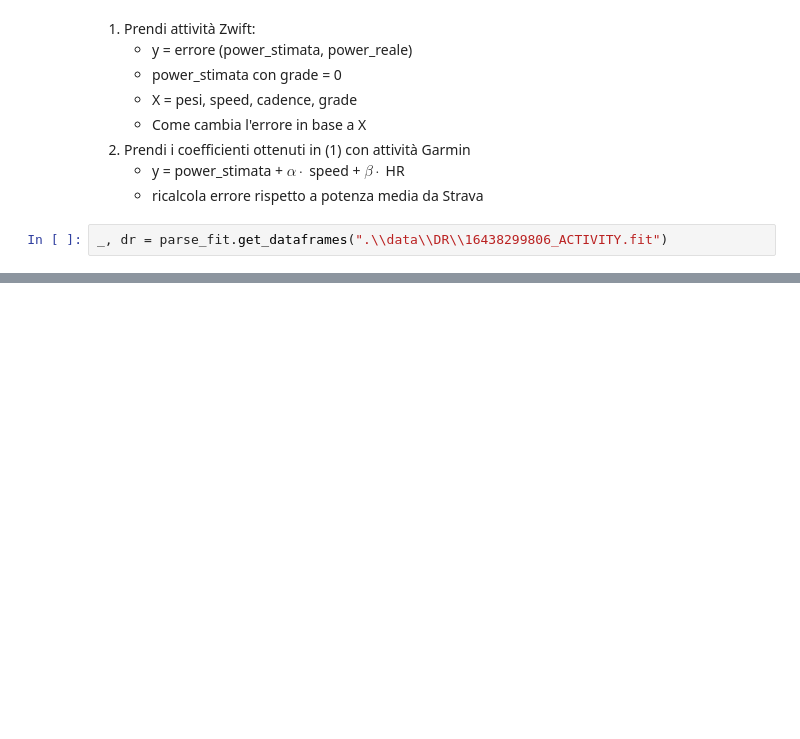
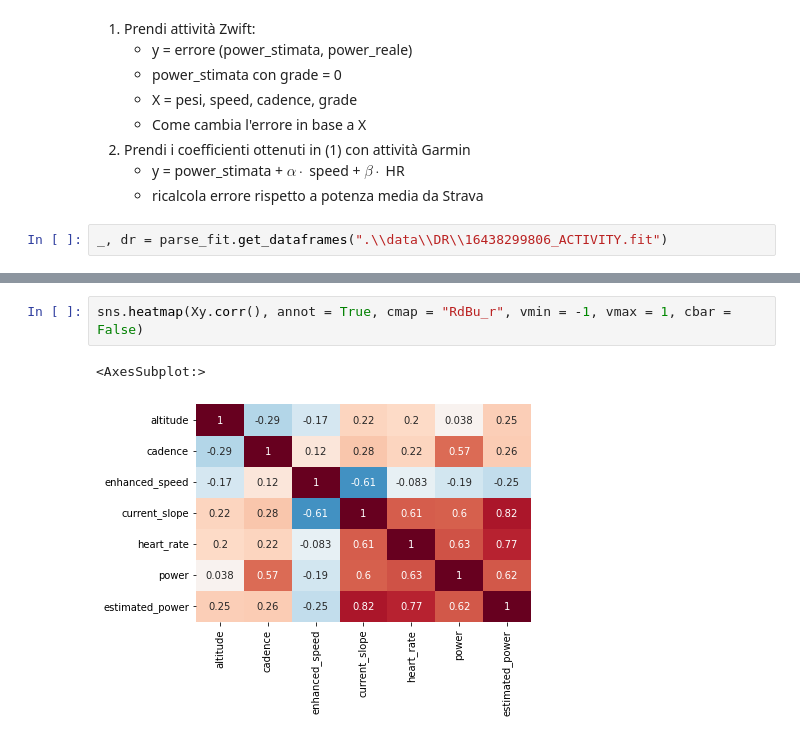
Before and after one commit to MattiaBrocco/estimated-power-watts, a Jupyter notebook: gather_error_from_physics.ipynb, the cells around one changed output, grey strips where cells are left out. Drawn from its saved outputs; the diff is of its cells as text; blank space fills up the shorter version.

```diff
--- a/gather_error_from_physics.ipynb
+++ b/gather_error_from_physics.ipynb
@@ -110,0 +127,5 @@ def ReLU(x):
+# %%
+sns.heatmap(Xy.corr(), annot = True, cmap = "RdBu_r", vmin = -1, vmax = 1, cbar = False)
+# %% [output]
+<AxesSubplot:>
+[figure, added]
```
Also changed, not shown: parts of 22 cells of this notebook, 2 other files.
